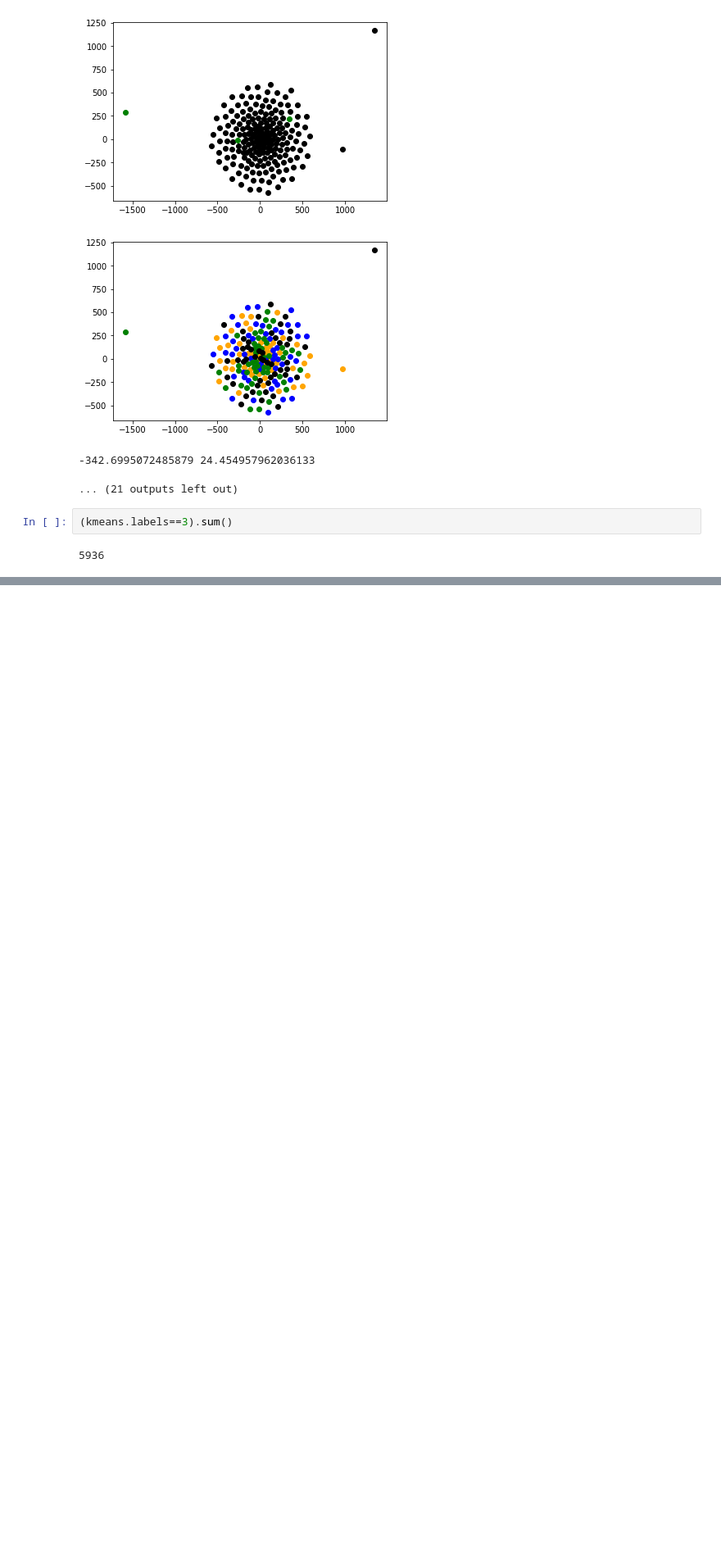
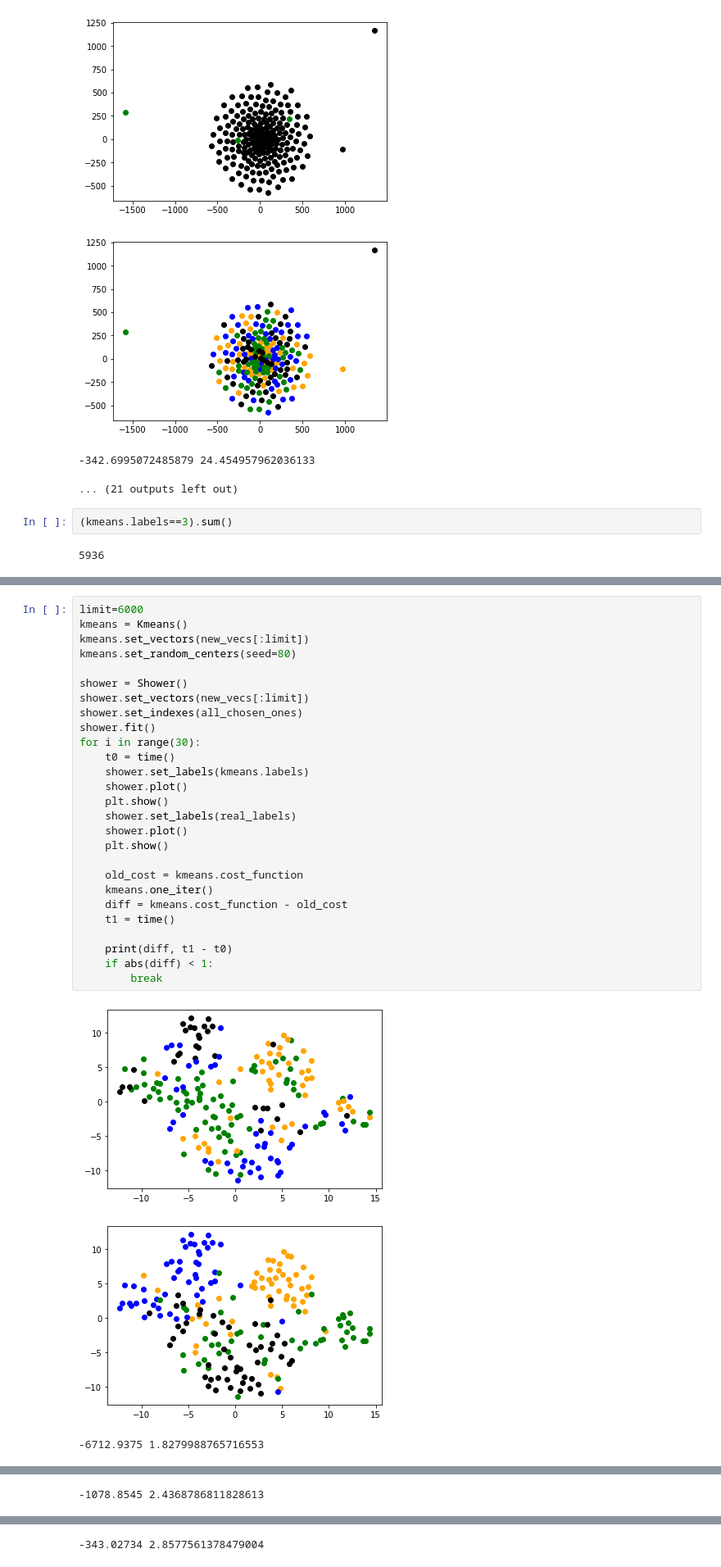
Before and after one commit to kbanihashem/MIR-course-project, a Jupyter notebook: phase2/Part 2.ipynb, the cells around one changed output, grey strips where cells are left out. Shown at 82% size. Saved outputs shown, nothing was run; the diff lists cells and outputs as text; blank space fills up the shorter version.

```diff
--- a/phase2/Part 2.ipynb
+++ b/phase2/Part 2.ipynb
@@ -86,0 +146,31 @@ for i in range(30):
+# %%
+limit=6000
+kmeans = Kmeans()
+kmeans.set_vectors(new_vecs[:limit])
+kmeans.set_random_centers(seed=80)
+
+shower = Shower()
+shower.set_vectors(new_vecs[:limit])
+shower.set_indexes(all_chosen_ones)
+shower.fit()
+for i in range(30):
+    t0 = time()
+    shower.set_labels(kmeans.labels)
+    shower.plot()
+    plt.show()
+    shower.set_labels(real_labels)
+    shower.plot()
+    plt.show()
+
+    old_cost = kmeans.cost_function
+    kmeans.one_iter()
+    diff = kmeans.cost_function - old_cost
+    t1 = time()
+
+    print(diff, t1 - t0)
+    if abs(diff) < 1:
+        break
+# %% [output]
+[figure, added]
+[figure, added]
+-6712.9375 1.8279988765716553
@@ -86,0 +179 @@ for i in range(30):
+-1078.8545 2.4368786811828613
@@ -86,0 +182 @@ for i in range(30):
+-343.02734 2.8577561378479004
```
Also changed, not shown: parts of 13 cells of this notebook, 1 other file.
